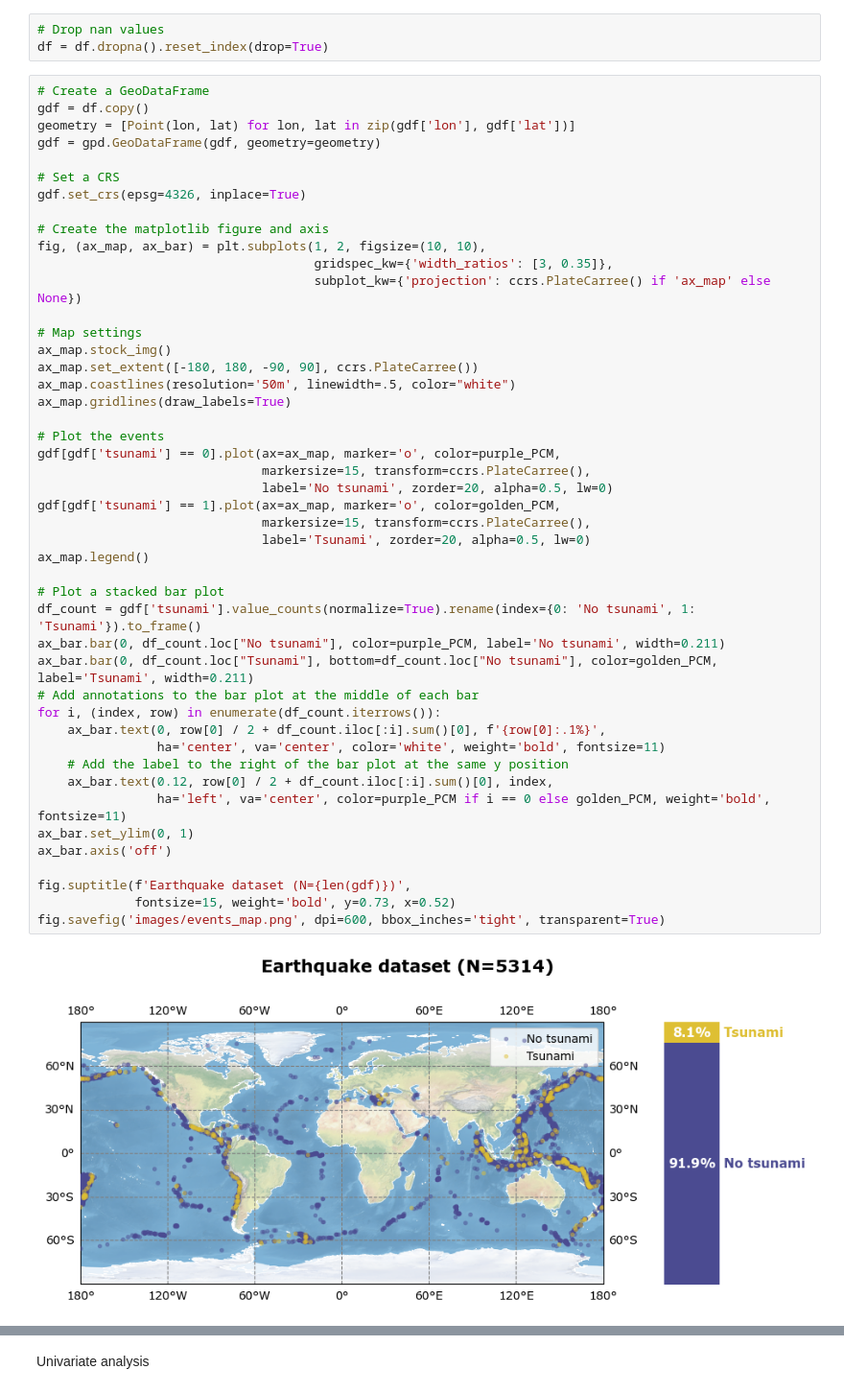
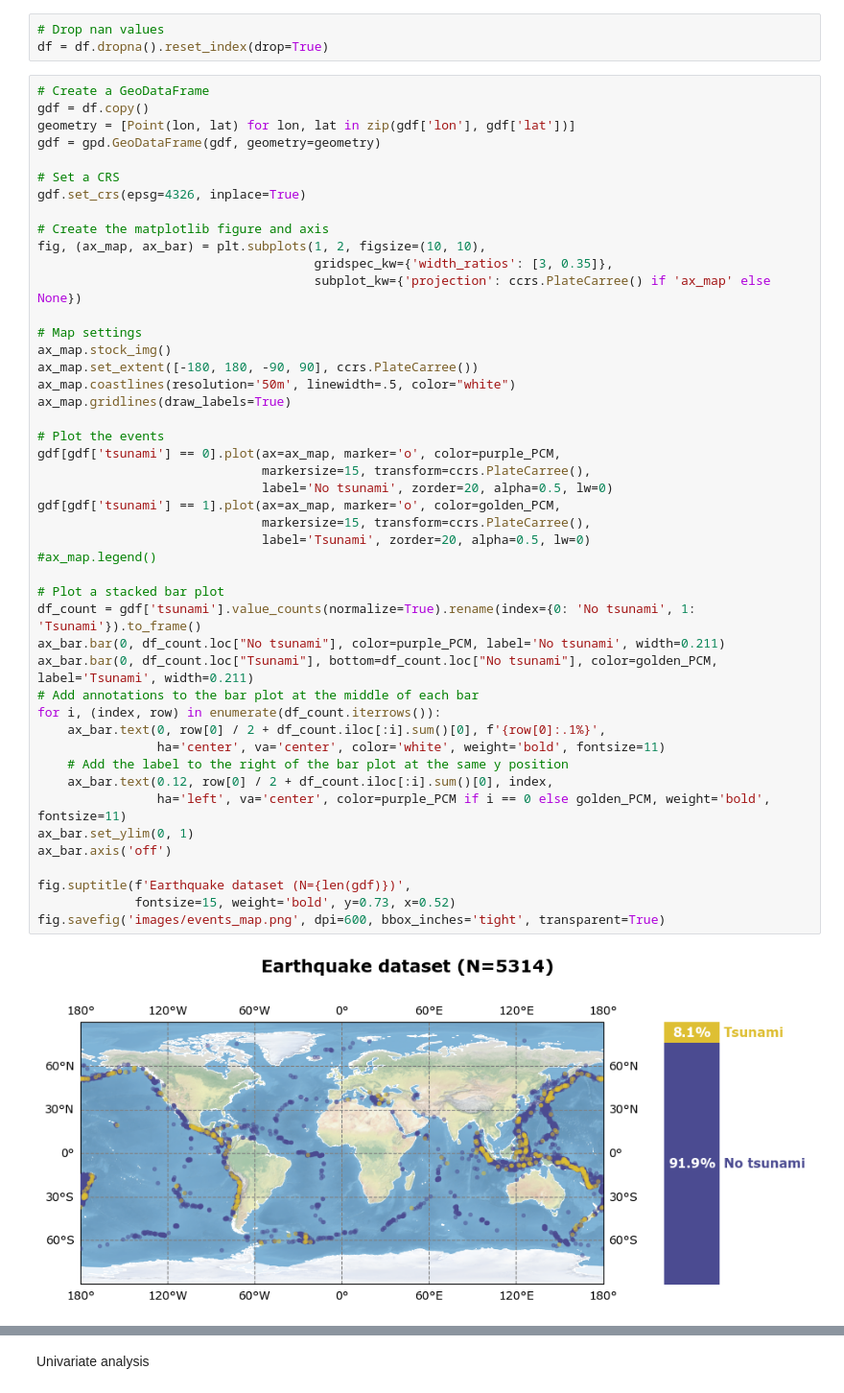
Before and after one commit to AlbertGallegoJimenez/TsunamiClassifier, a Jupyter notebook: notebook_tsunami.ipynb, the cells around one changed output, grey strips where cells are left out. Shown at 96% size. Saved outputs shown, nothing was run; the diff lists cells and outputs as text.

```diff
--- a/notebook_tsunami.ipynb
+++ b/notebook_tsunami.ipynb
@@ -144,32 +145,32 @@ ax_map.stock_img()
 ax_map.set_extent([-180, 180, -90, 90], ccrs.PlateCarree())
 ax_map.coastlines(resolution='50m', linewidth=.5, color="white")
 ax_map.gridlines(draw_labels=True)
 
 # Plot the events
 gdf[gdf['tsunami'] == 0].plot(ax=ax_map, marker='o', color=purple_PCM,
                               markersize=15, transform=ccrs.PlateCarree(),
                               label='No tsunami', zorder=20, alpha=0.5, lw=0)
 gdf[gdf['tsunami'] == 1].plot(ax=ax_map, marker='o', color=golden_PCM,
                               markersize=15, transform=ccrs.PlateCarree(),
                               label='Tsunami', zorder=20, alpha=0.5, lw=0)
-ax_map.legend()
+#ax_map.legend()
 
 # Plot a stacked bar plot
 df_count = gdf['tsunami'].value_counts(normalize=True).rename(index={0: 'No tsunami', 1: 'Tsunami'}).to_frame()
 ax_bar.bar(0, df_count.loc["No tsunami"], color=purple_PCM, label='No tsunami', width=0.211)
 ax_bar.bar(0, df_count.loc["Tsunami"], bottom=df_count.loc["No tsunami"], color=golden_PCM, label='Tsunami', width=0.211)
 # Add annotations to the bar plot at the middle of each bar
 for i, (index, row) in enumerate(df_count.iterrows()):
     ax_bar.text(0, row[0] / 2 + df_count.iloc[:i].sum()[0], f'{row[0]:.1%}',
                 ha='center', va='center', color='white', weight='bold', fontsize=11)
     # Add the label to the right of the bar plot at the same y position
     ax_bar.text(0.12, row[0] / 2 + df_count.iloc[:i].sum()[0], index,
                 ha='left', va='center', color=purple_PCM if i == 0 else golden_PCM, weight='bold', fontsize=11)
 ax_bar.set_ylim(0, 1)
 ax_bar.axis('off')
 
 fig.suptitle(f'Earthquake dataset (N={len(gdf)})',
              fontsize=15, weight='bold', y=0.73, x=0.52)
 fig.savefig('images/events_map.png', dpi=600, bbox_inches='tight', transparent=True)
 # %% [output]
-[figure, old version]
+[figure, new version]
```
Also changed, not shown: parts of 2 cells of this notebook.
